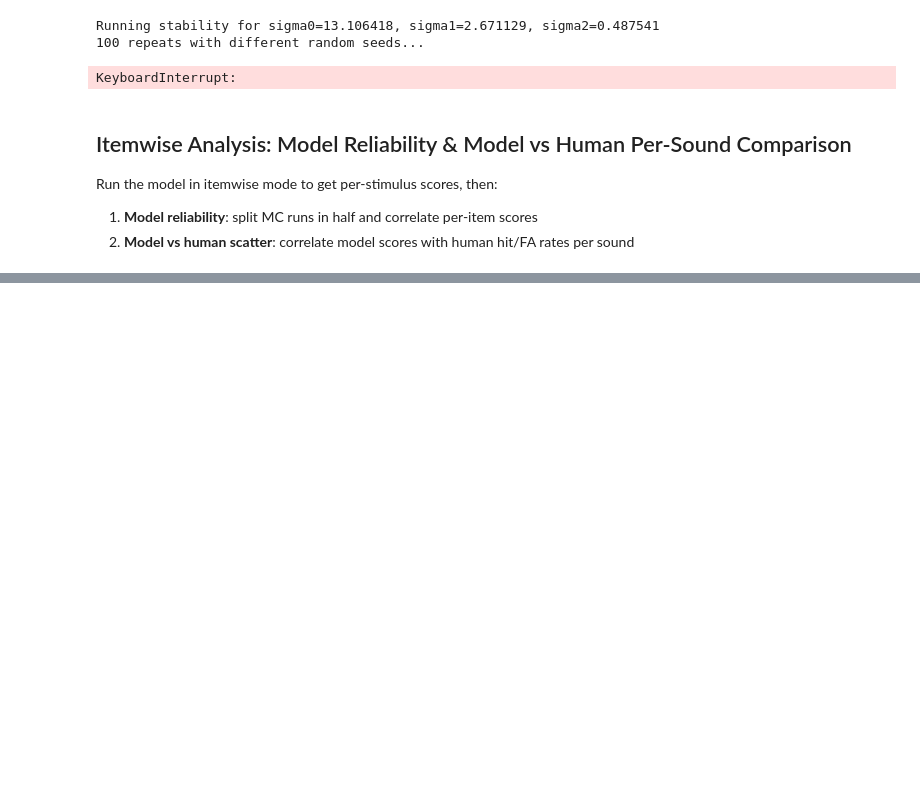
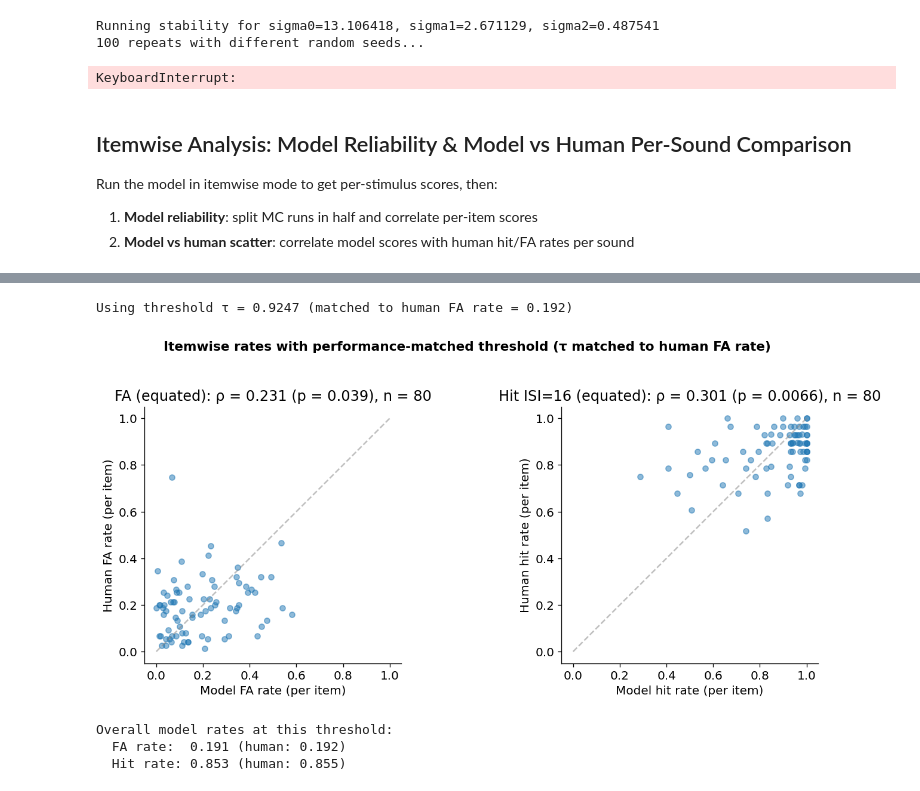
Before and after one commit to bjmedina/memory, a Jupyter notebook: notebooks/2026-03-22_3step-grid-search-model-comparison.ipynb, the cells around one changed output, grey strips where cells are left out. Drawn from its saved outputs; the diff is of its cells as text; code cells hidden in the pictures; blank space fills up the shorter version.

```diff
--- a/notebooks/2026-03-22_3step-grid-search-model-comparison.ipynb
+++ b/notebooks/2026-03-22_3step-grid-search-model-comparison.ipynb
@@ -955,0 +1037,78 @@ plt.show()
+# %%
+# ====================================================================
+# 3. Per-item rates with FA-matched threshold → scatter vs human
+# ====================================================================
+
+# Use fa_threshold (matched to human overall FA rate)
+threshold = fa_threshold
+print(f'Using threshold τ = {threshold:.4f} (matched to human FA rate = {human_overall_fa:.3f})')
+
+# Per-item model FA rate: fraction of FA trials where score < threshold
+model_fa_rate_item = {}
+for k in item_fa_scores:
+    scores = np.array(item_fa_scores[k])
+    if len(scores) >= 3:
+        model_fa_rate_item[k] = np.mean(scores <= threshold)
+
+# Per-item model hit rate at target ISI
+model_hr_item = {}
+for k in item_isi_hits:
+    if risi in item_isi_hits[k]:
+        scores = np.array(item_isi_hits[k][risi])
+        if len(scores) >= 3:
+            model_hr_item[k] = np.mean(scores <= threshold)
+
+# --- Scatter: FA rate (equated) ---
+common_fa_eq = sorted(set(model_fa_rate_item) & set(human_fa_mean))
+mfa = np.array([model_fa_rate_item[k] for k in common_fa_eq])
+hfa = np.array([human_fa_mean[k] for k in common_fa_eq])
+valid = np.isfinite(mfa) & np.isfinite(hfa)
+rho_fa_eq, p_fa_eq = spearmanr(mfa[valid], hfa[valid])
+
+# --- Scatter: hit rate (equated) ---
+common_hr_eq = sorted(set(model_hr_item) & set(human_items_at_isi))
+# need human hit rate for these items at this ISI
+common_hr_eq = [k for k in common_hr_eq if k in human_hit_mean and isi in human_hit_mean[k]]
+mhr = np.array([model_hr_item[k] for k in common_hr_eq])
+hhr = np.array([human_hit_mean[k][isi] for k in common_hr_eq])
+valid_hr = np.isfinite(mhr) & np.isfinite(hhr)
+rho_hr_eq, p_hr_eq = spearmanr(mhr[valid_hr], hhr[valid_hr])
+
+fig, axes = plt.subplots(1, 2, figsize=(12, 5))
+
+axes[0].scatter(mfa[valid], hfa[valid], alpha=0.5, s=30)
+axes[0].plot([0, 1], [0, 1], '--', color='gray', alpha=0.5)
+axes[0].set_xlabel('Model FA rate (per item)')
+axes[0].set_ylabel('Human FA rate (per item)')
+axes[0].set_title(f'FA (equated): ρ = {rho_fa_eq:.3f} (p = {p_fa_eq:.2g}), n = {valid.sum()}')
+axes[0].set_xlim(-0.05, 1.05)
+axes[0].set_ylim(-0.05, 1.05)
+axes[0].set_aspect('equal')
+
+axes[1].scatter(mhr[valid_hr], hhr[valid_hr], alpha=0.5, s=30)
+axes[1].plot([0, 1], [0, 1], '--', color='gray', alpha=0.5)
+axes[1].set_xlabel('Model hit rate (per item)')
+axes[1].set_ylabel('Human hit rate (per item)')
+axes[1].set_title(f'Hit ISI={isi} (equated): ρ = {rho_hr_eq:.3f} (p = {p_hr_eq:.2g}), n = {valid_hr.sum()}')
+axes[1].set_xlim(-0.05, 1.05)
+axes[1].set_ylim(-0.05, 1.05)
+axes[1].set_aspect('equal')
+
+for ax in axes:
+    ax.spines['top'].set_visible(False)
+    ax.spines['right'].set_visible(False)
+
+fig.suptitle(f'Itemwise rates with performance-matched threshold (τ matched to human FA rate)',
+             fontsize=13, fontweight='bold', y=1.03)
+fig.tight_layout()
+plt.show()
+
+print(f'\nOverall model rates at this threshold:')
+print(f'  FA rate:  {np.mean(mfa[valid]):.3f} (human: {np.mean(hfa[valid]):.3f})')
+print(f'  Hit rate: {np.mean(mhr[valid_hr]):.3f} (human: {np.mean(hhr[valid_hr]):.3f})')
+# %% [output]
+Using threshold τ = 0.9247 (matched to human FA rate = 0.192)
+[figure, added]
+Overall model rates at this threshold:
+  FA rate:  0.191 (human: 0.192)
+  Hit rate: 0.853 (human: 0.855)
```
Also changed, not shown: parts of 18 cells of this notebook, 2 other files.
